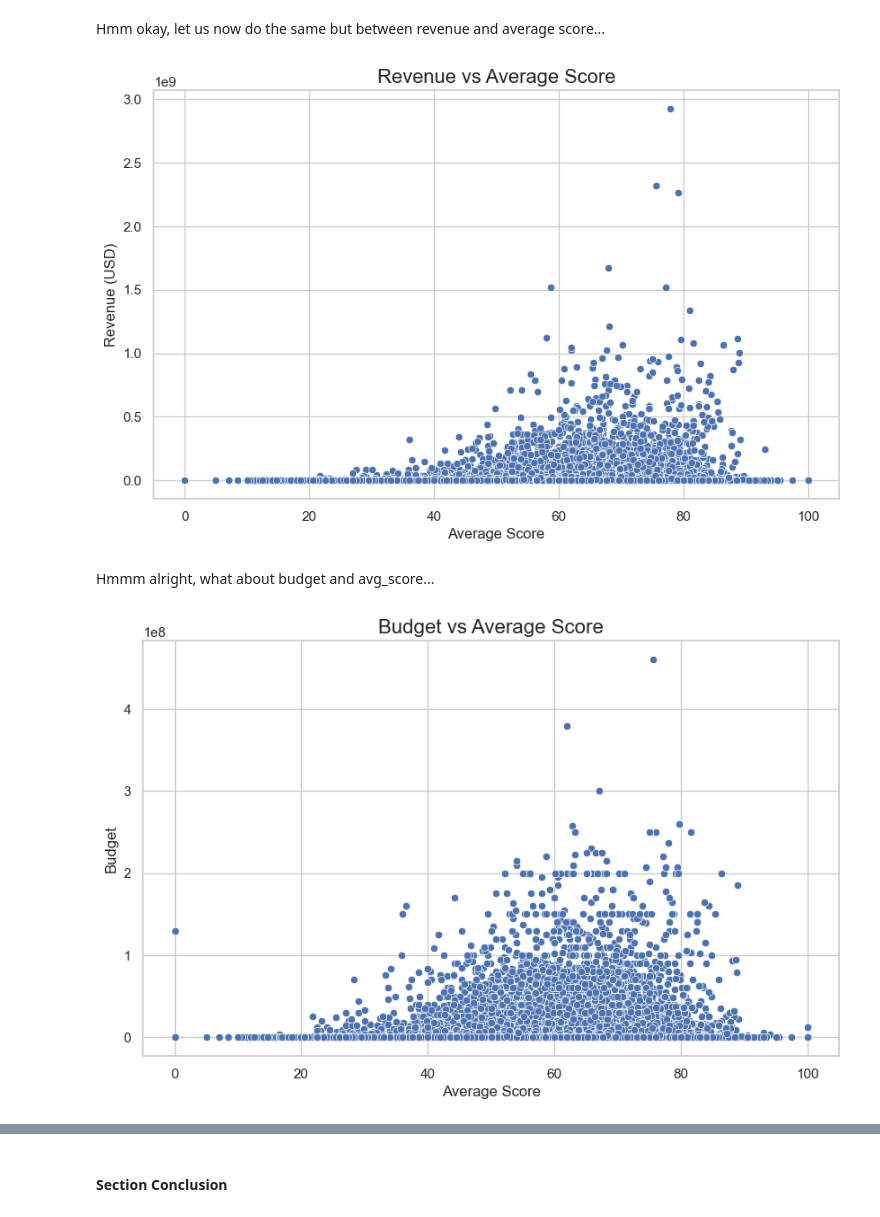
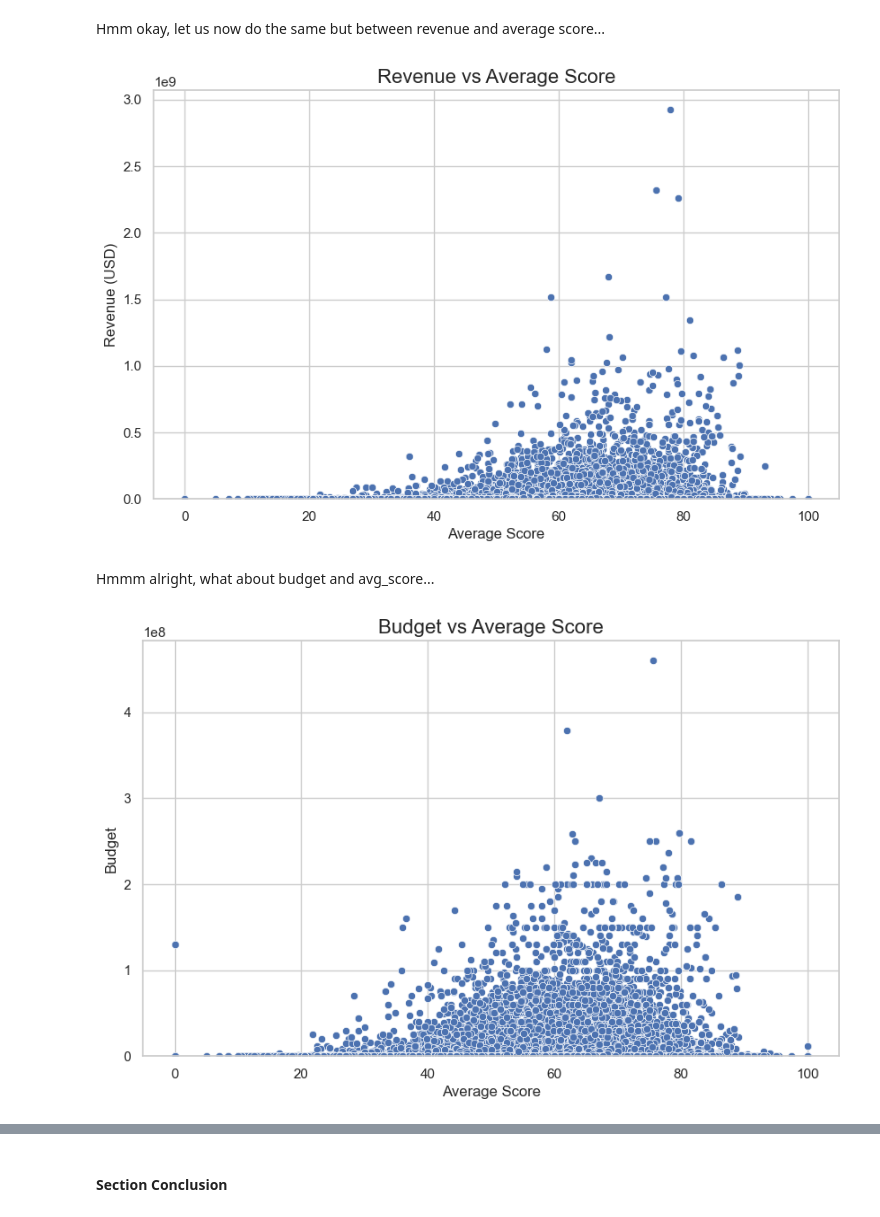
Before and after one commit to epfl-ada/ada-2024-project-bluesweater, a Jupyter notebook: results.ipynb, the cells around one changed output, grey strips where cells are left out. Cells and saved outputs as stored; diff of their text form; code cells hidden in the pictures.

Commit message:
Fixing budget and adding countries

```diff
--- a/results.ipynb
+++ b/results.ipynb
@@ -637,28 +651,32 @@ df_filtered_pt2 = df_merged.dropna(subset=['avg_score','revenue'])
 
 # Creating a scatter plot
 plt.figure(figsize=(10, 6))
+# sns.regplot(x='avg_score', y='revenue', data=df_filtered_pt2, color='blue', marker='o')
 sns.scatterplot(data=df_filtered_pt2, x='avg_score', y='revenue')
 plt.title('Revenue vs Average Score', fontsize=16)
 plt.xlabel('Average Score', fontsize=12)
 plt.ylabel('Revenue (USD)', fontsize=12)
+plt.ylim(bottom=0)
 plt.show()
 # %% [output]
-[figure, old version]
+[figure, new version]
 # %% [markdown]
 Hmmm alright, what about budget and avg_score...
 # %%
 # Removing rows where budget is NaN
 df_filtered_pt3 = df_merged.dropna(subset=['avg_score','budget'])
 
 # Creating a scatter plot
 plt.figure(figsize=(10, 6))
+# sns.regplot(x='avg_score', y='budget', data=df_filtered_pt3, color='blue', marker='o')
 sns.scatterplot(data=df_filtered_pt3, x='avg_score', y='budget')
 plt.title('Budget vs Average Score', fontsize=16)
 plt.xlabel('Average Score', fontsize=12)
 plt.ylabel('Budget', fontsize=12)
+plt.ylim(bottom=0)
 plt.show()
 # %% [output]
-[figure, old version]
+[figure, new version]
 # %%
 # Removing rows where budget is NaN
 df_filtered_pt4 = df_merged.dropna(subset=['revenue','budget'])
```
Also changed, not shown: parts of 37 cells of this notebook.
